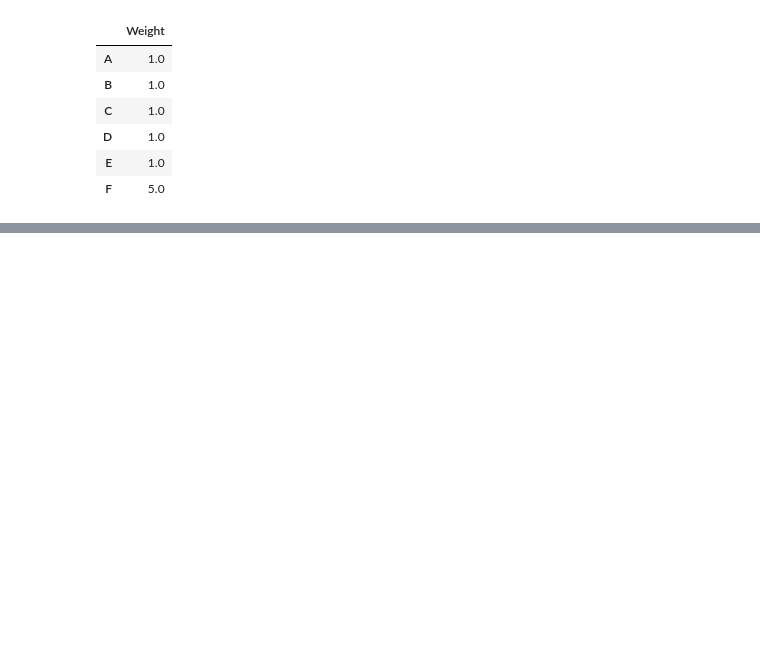
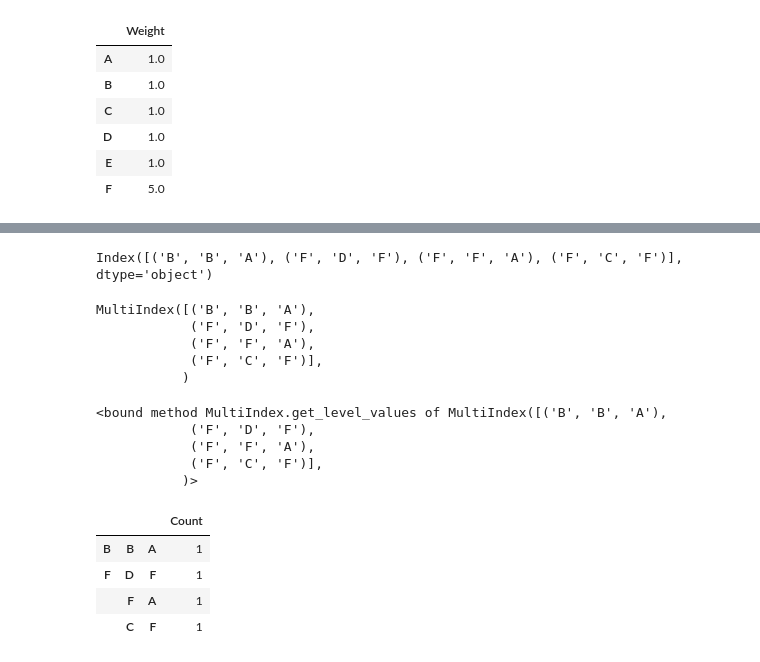
Before and after one commit to rtharrin/DS5100-crf6zj-FinalProject, a Jupyter notebook: scratch work.ipynb, the cells around one changed output, grey strips where cells are left out. Cells and saved outputs as stored; diff of their text form; code cells hidden in the pictures; blank space fills up the shorter version.

```diff
--- a/scratch work.ipynb
+++ b/scratch work.ipynb
@@ -459,0 +464,3 @@ analyze_test.combo_count()
+# %%
+abc=Counter(game_test_2.show_outcome().apply(lambda x: tuple(x), axis=1))
+abc
@@ -459,0 +472,3 @@ analyze_test.combo_count()
+# %%
+df = pd.DataFrame.from_dict(abc, orient='index', columns=['Count'])
+df
@@ -459,0 +481,29 @@ analyze_test.combo_count()
+# %%
+df.index
+# %% [output]
+Index([('B', 'B', 'A'), ('F', 'D', 'F'), ('F', 'F', 'A'), ('F', 'C', 'F')], dtype='object')
+# %%
+df.index = pd.MultiIndex.from_tuples(df.index)
+df.index
+# %% [output]
+MultiIndex([('B', 'B', 'A'),
+            ('F', 'D', 'F'),
+            ('F', 'F', 'A'),
+            ('F', 'C', 'F')],
+           )
+# %%
+df.index.get_level_values
+# %% [output]
+<bound method MultiIndex.get_level_values of MultiIndex([('B', 'B', 'A'),
+            ('F', 'D', 'F'),
+            ('F', 'F', 'A'),
+            ('F', 'C', 'F')],
+           )>
+# %%
+df
+# %% [output]
+|  |  |  | Count |
+| B | B | A | 1 |
+| F | D | F | 1 |
+|  | F | A | 1 |
+|  | C | F | 1 |
```
Also changed, not shown: parts of 17 cells of this notebook, 1 other file.
